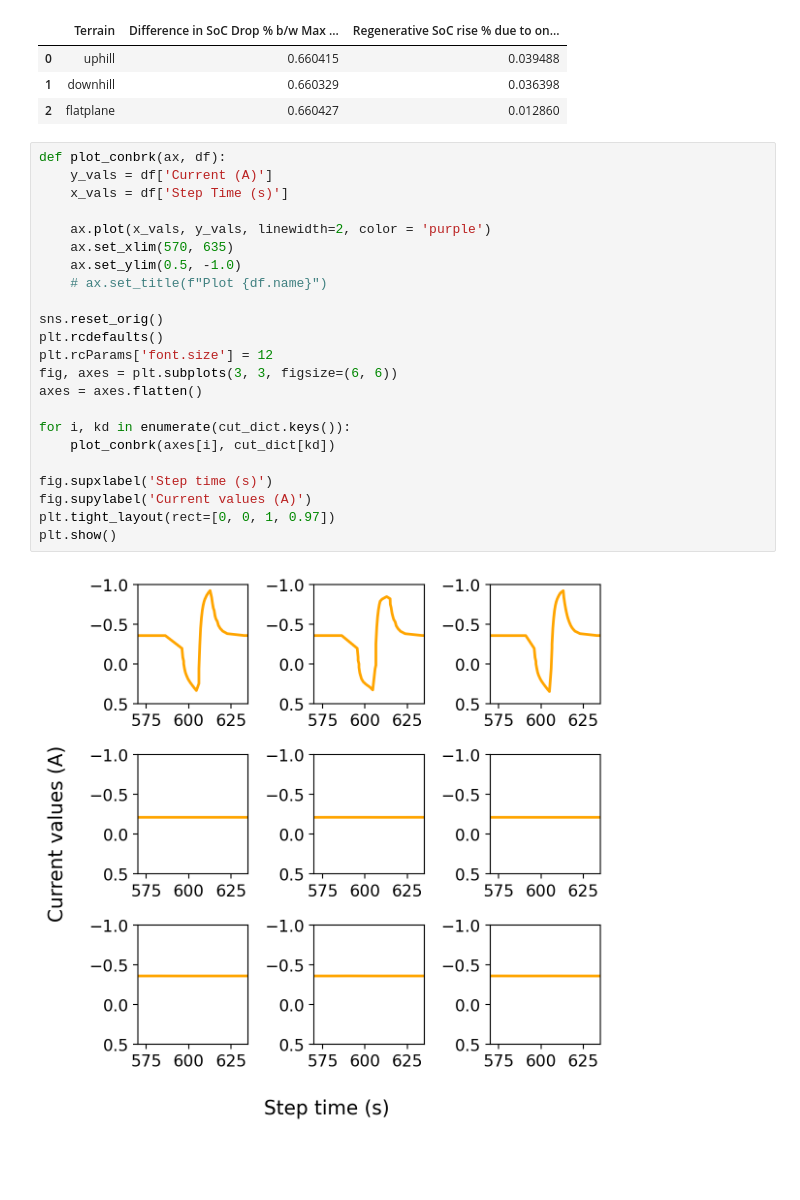
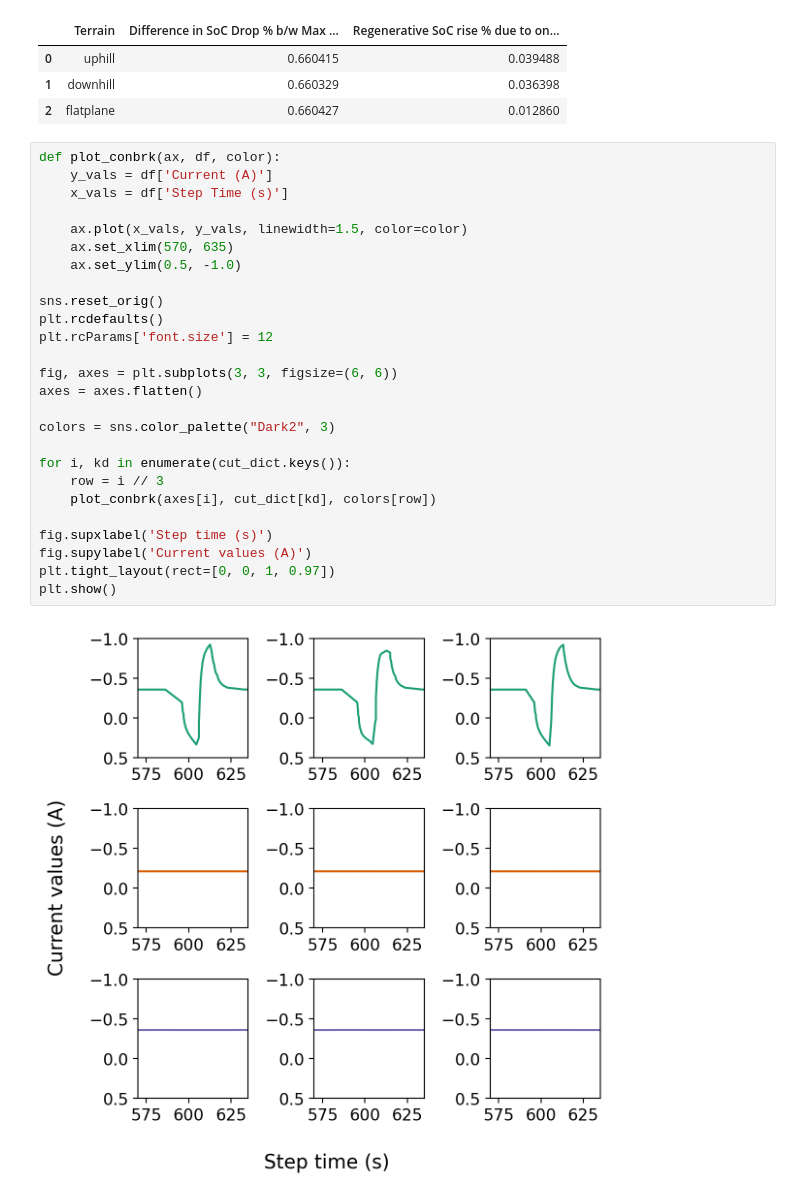
Before and after one commit to uwsunlab/EV-range-anxiety, a Jupyter notebook: misc/Cons_brk_tests.ipynb, the cells around one changed output. Saved outputs shown, nothing was run; the diff lists cells and outputs as text; blank space fills up the shorter version.

Commit message:
figure and model updates

```diff
--- a/misc/Cons_brk_tests.ipynb
+++ b/misc/Cons_brk_tests.ipynb
@@ -647,28 +647,31 @@ check_soc
 | 0 | uphill | 0.660415 | 0.039488 |
 | 1 | downhill | 0.660329 | 0.036398 |
 | 2 | flatplane | 0.660427 | 0.012860 |
-# %%
-def plot_conbrk(ax, df):
-    y_vals = df['Current (A)']
-    x_vals = df['Step Time (s)']
-
-    ax.plot(x_vals, y_vals, linewidth=2, color = 'purple')
-    ax.set_xlim(570, 635)
-    ax.set_ylim(0.5, -1.0)
-    # ax.set_title(f"Plot {df.name}")
-
-sns.reset_orig()
-plt.rcdefaults()
-plt.rcParams['font.size'] = 12
-fig, axes = plt.subplots(3, 3, figsize=(6, 6))
-axes = axes.flatten()
-
-for i, kd in enumerate(cut_dict.keys()):
-    plot_conbrk(axes[i], cut_dict[kd])
-
-fig.supxlabel('Step time (s)')
-fig.supylabel('Current values (A)')
-plt.tight_layout(rect=[0, 0, 1, 0.97])
-plt.show()
-# %% [output]
-[figure, removed]
+# %%
+def plot_conbrk(ax, df, color):
+    y_vals = df['Current (A)']
+    x_vals = df['Step Time (s)']
+
+    ax.plot(x_vals, y_vals, linewidth=1.5, color=color)
+    ax.set_xlim(570, 635)
+    ax.set_ylim(0.5, -1.0)
+
+sns.reset_orig()
+plt.rcdefaults()
+plt.rcParams['font.size'] = 12
+
+fig, axes = plt.subplots(3, 3, figsize=(6, 6))
+axes = axes.flatten()
+
+colors = sns.color_palette("Dark2", 3)
+
+for i, kd in enumerate(cut_dict.keys()):
+    row = i // 3
+    plot_conbrk(axes[i], cut_dict[kd], colors[row])
+
+fig.supxlabel('Step time (s)')
+fig.supylabel('Current values (A)')
+plt.tight_layout(rect=[0, 0, 1, 0.97])
+plt.show()
+# %% [output]
+[figure, added]
```
Also changed, not shown: parts of 1 cell of this notebook, 25 other files.
